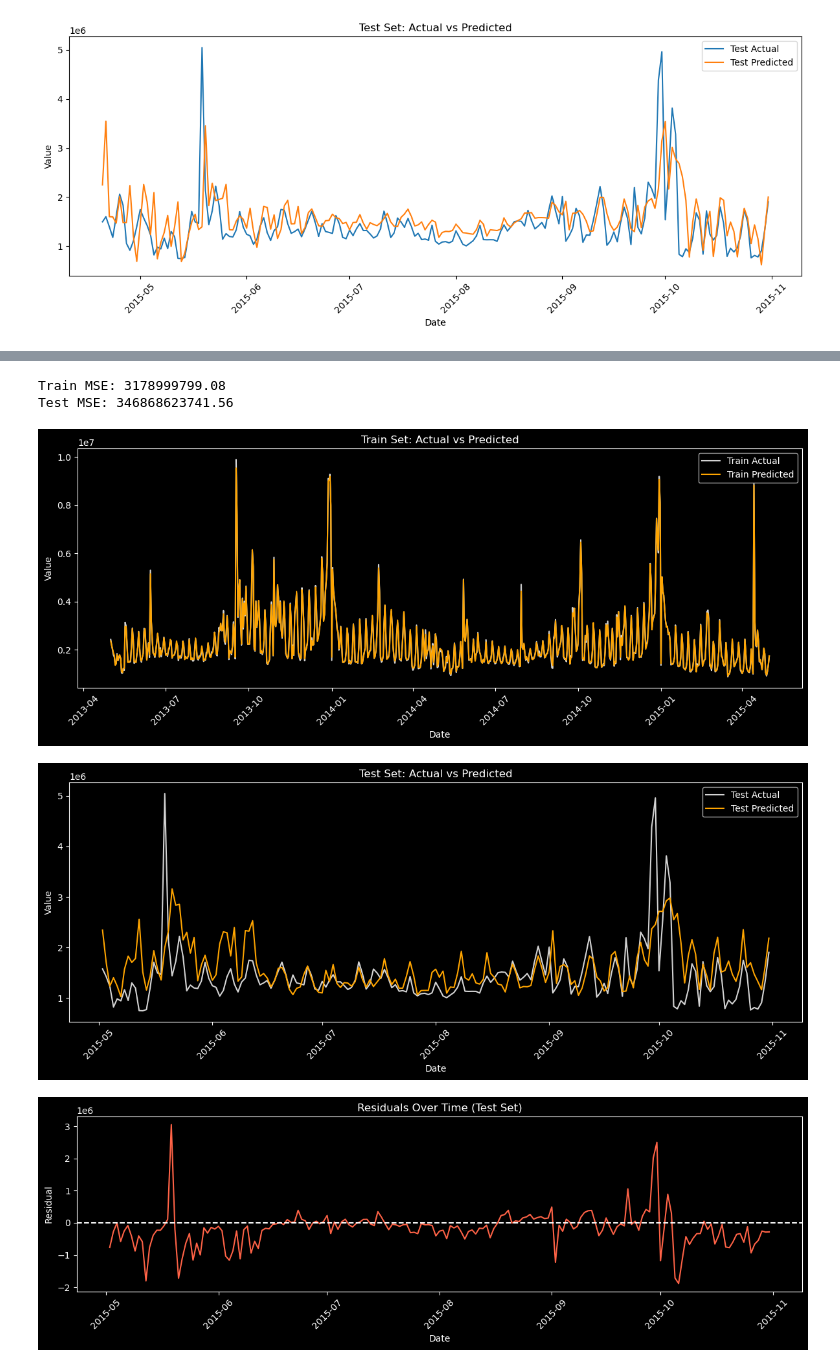
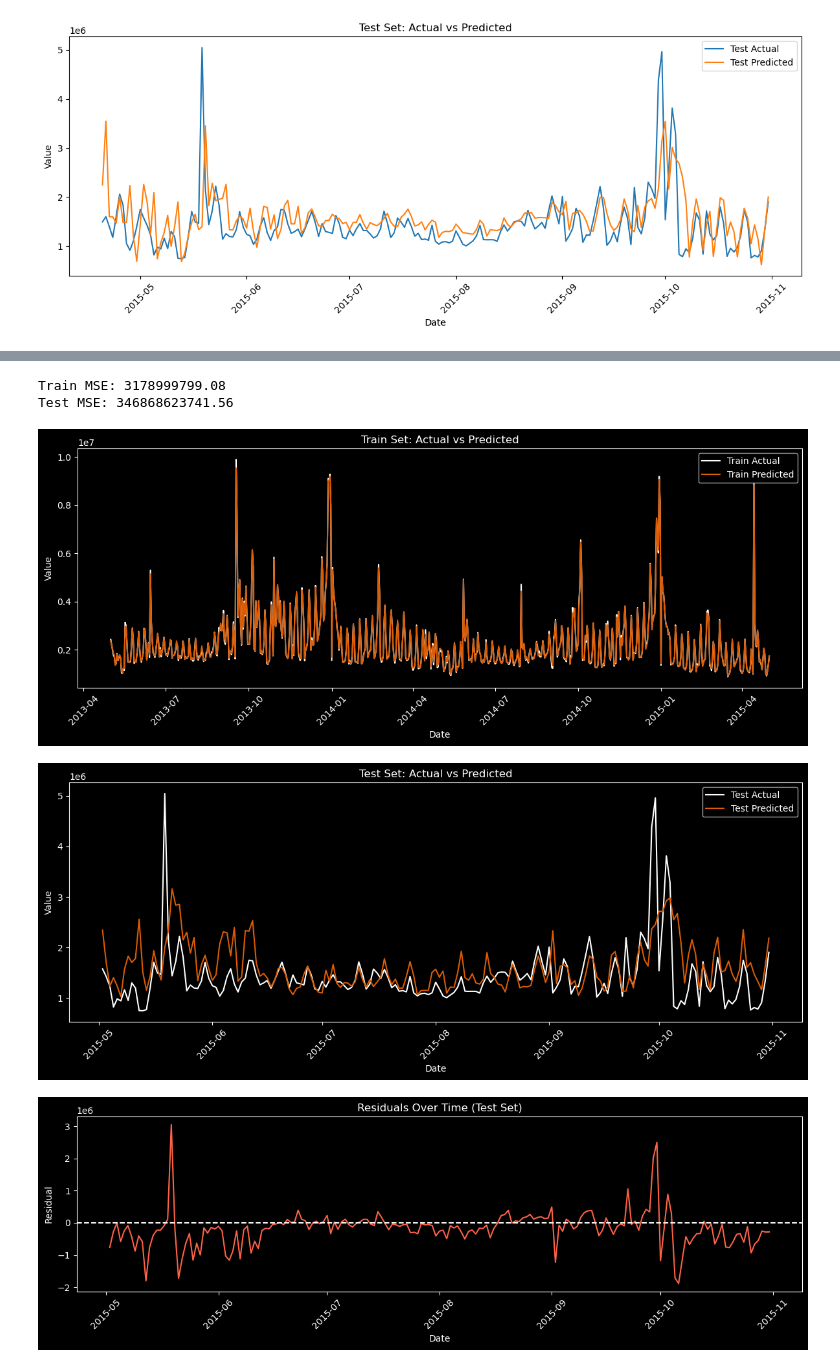
Before and after one commit to zacharyvachal/COS-448, a Jupyter notebook: dynamic.ipynb, the cells around one changed output, grey strips where cells are left out. Drawn from its saved outputs; the diff is of its cells as text; code cells hidden in the pictures.

Commit message:
colors

```diff
--- a/dynamic.ipynb
+++ b/dynamic.ipynb
@@ -665,8 +665,8 @@ print(f"Train MSE: {mse_train:.2f}")
 print(f"Test MSE: {mse_test:.2f}")
 
 plt.style.use('dark_background')
-actual_color = '#D3D3D3'
-predicted_color = '#FFA500'
+actual_color = 'white'
+predicted_color = '#DB5C04'
 
 plt.figure(figsize=(12, 5))
 plt.plot(train_dates, y_train_unscaled, label='Train Actual', color=actual_color)
@@ -679,33 +679,33 @@ plt.yticks(color='white')
 plt.legend()
 plt.tight_layout()
 plt.show()
 
 plt.figure(figsize=(12, 5))
 plt.plot(test_dates, y_test_unscaled, label='Test Actual', color=actual_color)
 plt.plot(test_dates, y_pred_test_unscaled, label='Test Predicted', color=predicted_color)
 plt.title("Test Set: Actual vs Predicted", color='white')
 plt.xlabel("Date", color='white')
 plt.ylabel("Value", color='white')
 plt.xticks(rotation=45, color='white')
 plt.yticks(color='white')
 plt.legend()
 plt.tight_layout()
 plt.show()
 
 residuals = y_test_unscaled - y_pred_test_unscaled
 plt.figure(figsize=(12, 4))
 plt.plot(test_dates, residuals, color='#FF6347')
 plt.axhline(0, color='white', linestyle='--')
 plt.title("Residuals Over Time (Test Set)", color='white')
 plt.xlabel("Date", color='white')
 plt.ylabel("Residual", color='white')
 plt.xticks(rotation=45, color='white')
 plt.yticks(color='white')
 plt.tight_layout()
 plt.show()
 # %% [output]
 Train MSE: 3178999799.08
 Test MSE: 346868623741.56
-[figure, old version]
+[figure, new version]
-[figure, old version]
+[figure, new version]
 [figure]
```
Also changed, not shown: parts of 2 cells of this notebook, 3 other files.
